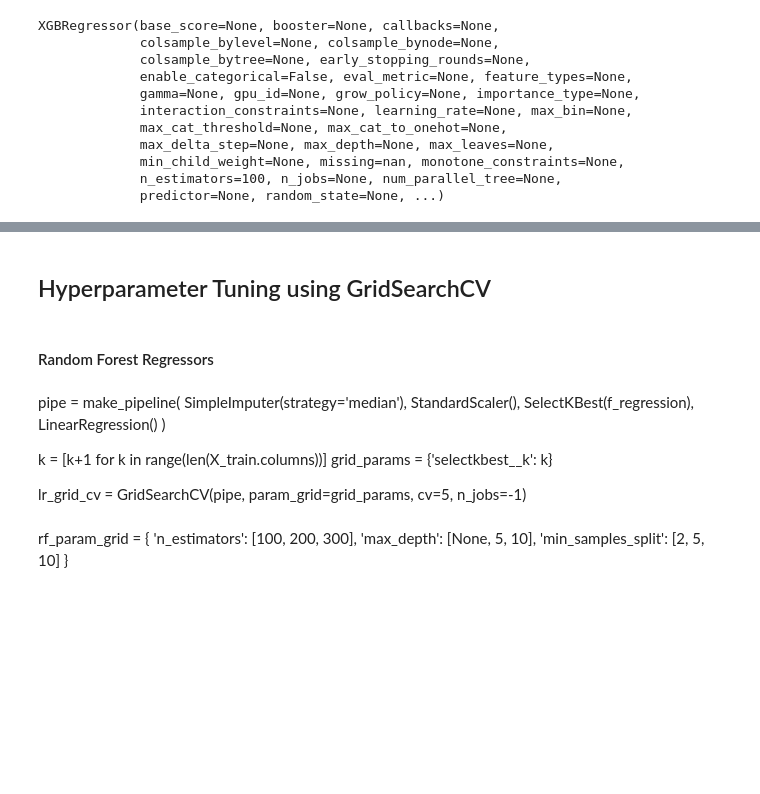
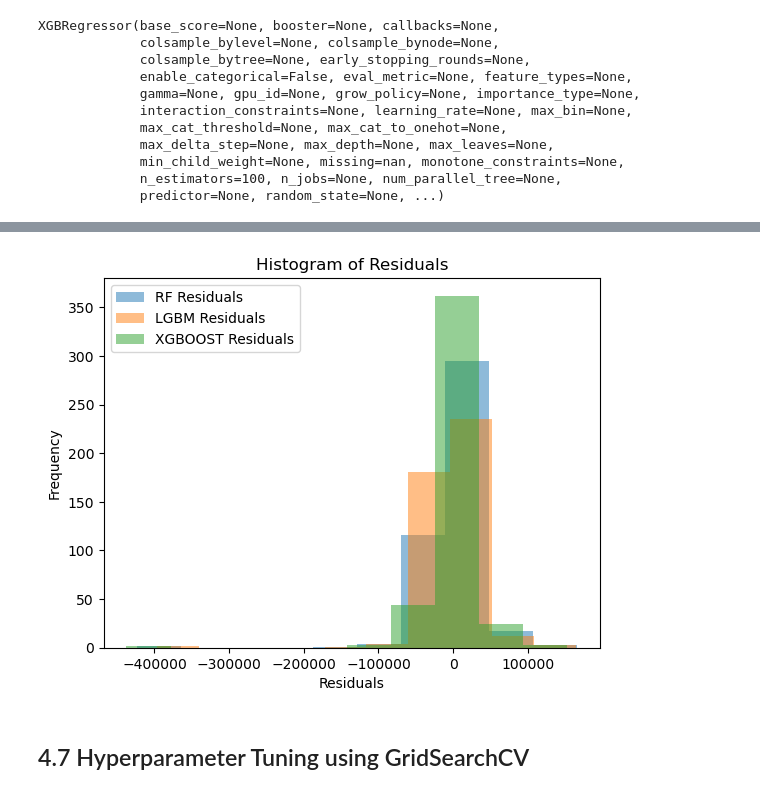
Before and after one commit to asiyashakeel78/Spring-Board, a Jupyter notebook: Capstone Project 2/House Prices Prediction-Advance Modeling.ipynb, the cells around one changed output, grey strips where cells are left out. Saved outputs shown, nothing was run; the diff lists cells and outputs as text; code cells hidden in the pictures; blank space fills up the shorter version.

```diff
--- a/Capstone Project 2/House Prices Prediction-Advance Modeling.ipynb
+++ b/Capstone Project 2/House Prices Prediction-Advance Modeling.ipynb
@@ -161,4 +274,27 @@ The mean absolute percentage error with XGBRegressor is: 0.1118297795226431
+# %%
+residuals_rf = df['y_test_plot'] - df['y_te_rf_pred']
+residuals_lgb = df['y_test_plot'] - df['y_te_lgb_pred']
+residuals_xgb = df['y_test_plot'] - df['y_te_xgb_pred']
+
+# Create a figure and a single subplot for the histogram
+fig, ax = plt.subplots()
+
+# Plot the histograms
+ax.hist(residuals_rf, bins=10, alpha=0.5, label='RF Residuals')
+ax.hist(residuals_lgb, bins=10, alpha=0.5, label='LGBM Residuals')
+ax.hist(residuals_xgb , bins=10, alpha=0.5, label='XGBOOST Residuals')
+
+# Set labels and title
+ax.set_xlabel('Residuals')
+ax.set_ylabel('Frequency')
+ax.set_title('Histogram of Residuals')
+
+# Add a legend
+ax.legend()
+
+# Display the histogram
+plt.show()
+# %% [output]
+[figure, added]
 # %% [markdown]
-## Hyperparameter Tuning using GridSearchCV
+## 4.7 Hyperparameter Tuning using GridSearchCV<a id='4.7_Hyperparameter_Tuning_using_GridSearchCV'></a>
-# %% [markdown]
-#### Random Forest Regressors
@@ -172,18 +300,0 @@ grid_params = {'selectkbest__k': k}
-# %% [markdown]
-pipe = make_pipeline(
-    SimpleImputer(strategy='median'),
-    StandardScaler(),
-    SelectKBest(f_regression),
-    LinearRegression()
-)
-
-k = [k+1 for k in range(len(X_train.columns))]
-grid_params = {'selectkbest__k': k}
-
-lr_grid_cv = GridSearchCV(pipe, param_grid=grid_params, cv=5, n_jobs=-1)
-# %% [markdown]
-rf_param_grid = {
-    'n_estimators': [100, 200, 300],
-    'max_depth': [None, 5, 10],
-    'min_samples_split': [2, 5, 10]
-}
```
Also changed, not shown: parts of 95 cells of this notebook.
